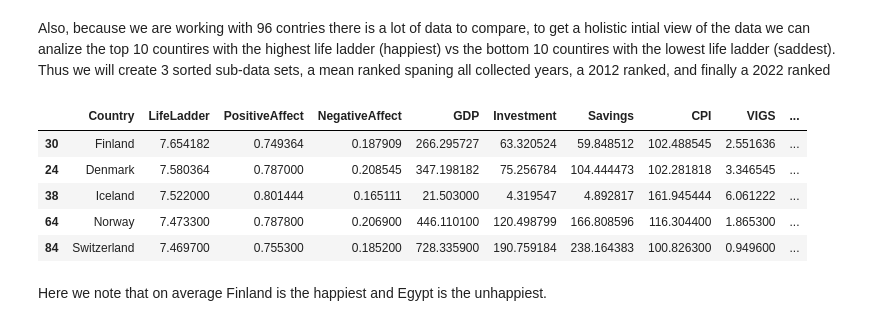
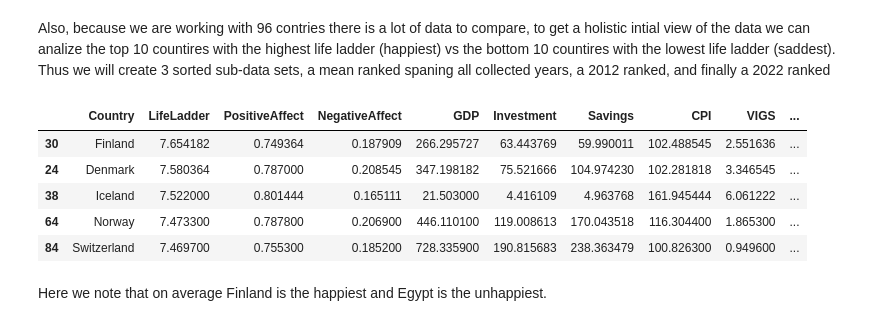
Before and after one commit to cskang3627/happiness, a Jupyter notebook: FinalProjectGroup_Sp23_The_Group.ipynb, the cells around one changed output. Cells and saved outputs as stored; diff of their text form; code cells hidden in the pictures.

Commit message:
final data

```diff
--- a/FinalProjectGroup_Sp23_The_Group.ipynb
+++ b/FinalProjectGroup_Sp23_The_Group.ipynb
@@ -544,22 +552,15 @@ Also, because we are working with 96 contries there is a lot of data to compare,
 # %%
 # Sort average data by happiness rank
 data_span_ranked = data_span.sort_values(by=['LifeLadder'], ascending=False)
 data_span_ranked = pd.concat([data_span_ranked.head(10), data_span_ranked.tail(10)])
 
-# Multiply out GDP percentages since some of data is recorded as percentage of GDP (as mentioned above)
-data_span_ranked['Investment'] = (data_span_ranked['Investment']/100)*data_span_ranked['GDP']
-data_span_ranked['Savings'] = (data_span_ranked['Savings']/100)*data_span_ranked['GDP']
-data_span_ranked['Revenue'] = (data_span_ranked['Revenue']/100)*data_span_ranked['GDP']
-data_span_ranked['Expenditure'] = (data_span_ranked['Expenditure']/100)*data_span_ranked['GDP']
-data_span_ranked['Debt'] = (data_span_ranked['Debt']/100)*data_span_ranked['GDP']
-
 data_span_ranked.head()
 # %% [output]
 |  | Country | LifeLadder | PositiveAffect | NegativeAffect | GDP | Investment | Savings | CPI | VIGS | ... |
-| 30 | Finland | 7.654182 | 0.749364 | 0.187909 | 266.295727 | 63.320524 | 59.848512 | 102.488545 | 2.551636 | ... |
-| 24 | Denmark | 7.580364 | 0.787000 | 0.208545 | 347.198182 | 75.256784 | 104.444473 | 102.281818 | 3.346545 | ... |
-| 38 | Iceland | 7.522000 | 0.801444 | 0.165111 | 21.503000 | 4.319547 | 4.892817 | 161.945444 | 6.061222 | ... |
-| 64 | Norway | 7.473300 | 0.787800 | 0.206900 | 446.110100 | 120.498799 | 166.808596 | 116.304400 | 1.865300 | ... |
-| 84 | Switzerland | 7.469700 | 0.755300 | 0.185200 | 728.335900 | 190.759184 | 238.164383 | 100.826300 | 0.949600 | ... |
+| 30 | Finland | 7.654182 | 0.749364 | 0.187909 | 266.295727 | 63.443769 | 59.990011 | 102.488545 | 2.551636 | ... |
+| 24 | Denmark | 7.580364 | 0.787000 | 0.208545 | 347.198182 | 75.521666 | 104.974230 | 102.281818 | 3.346545 | ... |
+| 38 | Iceland | 7.522000 | 0.801444 | 0.165111 | 21.503000 | 4.416109 | 4.963768 | 161.945444 | 6.061222 | ... |
+| 64 | Norway | 7.473300 | 0.787800 | 0.206900 | 446.110100 | 119.008613 | 170.043518 | 116.304400 | 1.865300 | ... |
+| 84 | Switzerland | 7.469700 | 0.755300 | 0.185200 | 728.335900 | 190.815683 | 238.363479 | 100.826300 | 0.949600 | ... |
 # %% [markdown]
 Here we note that on average Finland is the happiest and Egypt is the unhappiest.
```
Also changed, not shown: parts of 39 cells of this notebook.
